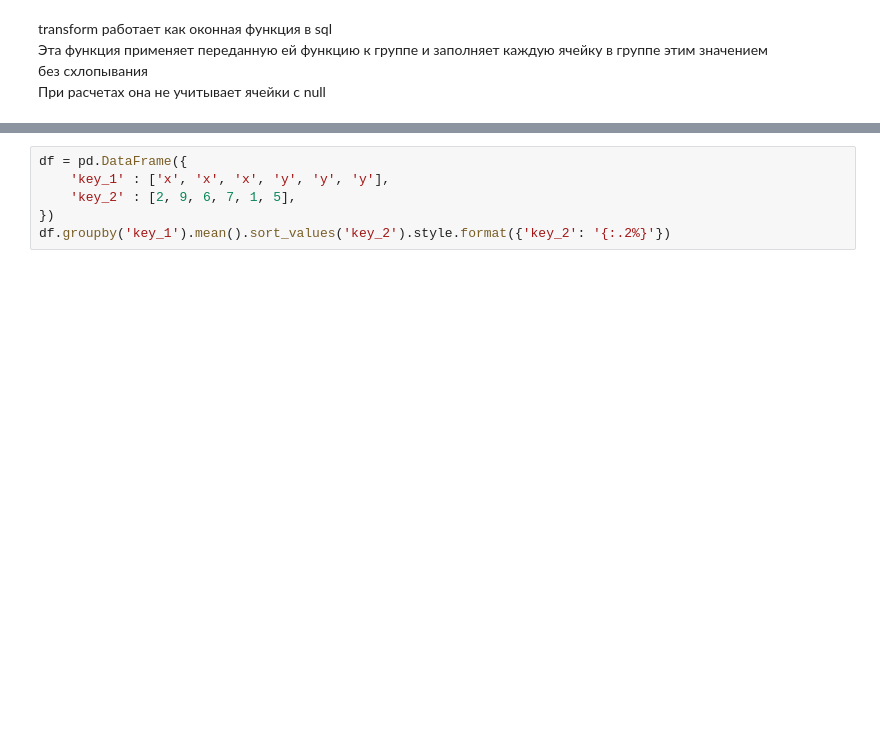
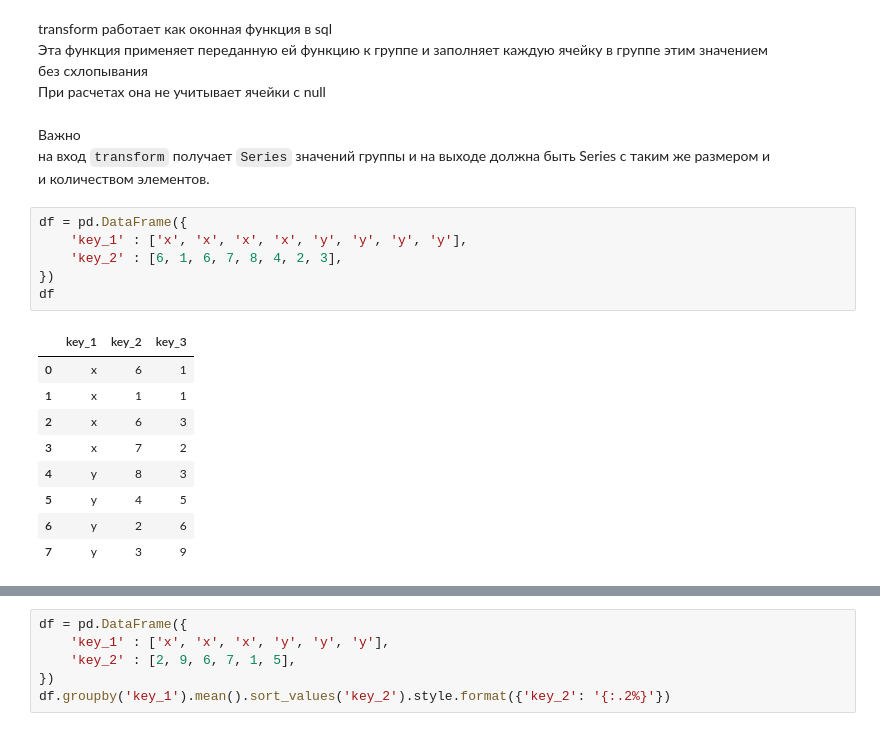
Before and after one commit to PAGriAnalytics/pagri_hard_skills, a Jupyter notebook: pandas.ipynb, the cells around one changed output, grey strips where cells are left out. Saved outputs shown, nothing was run; the diff lists cells and outputs as text; blank space fills up the shorter version.

```diff
--- a/pandas.ipynb
+++ b/pandas.ipynb
@@ -2598,3 +2598,23 @@ transform работает как оконная функция в sql
 Эта функция применяет переданную ей функцию к группе и заполняет каждую ячейку в группе этим значением
 без схлопывания
 При расчетах она не учитывает ячейки с null
+# %% [markdown]
+Важно
+на вход `transform` получает `Series` значений группы и на выходе должна быть Series с таким же размером и
+и количеством элементов.
+# %%
+df = pd.DataFrame({
+    'key_1' : ['x', 'x', 'x', 'x', 'y', 'y', 'y', 'y'],
+    'key_2' : [6, 1, 6, 7, 8, 4, 2, 3],
+})
+df
+# %% [output]
+|  | key_1 | key_2 | key_3 |
+| 0 | x | 6 | 1 |
+| 1 | x | 1 | 1 |
+| 2 | x | 6 | 3 |
+| 3 | x | 7 | 2 |
+| 4 | y | 8 | 3 |
+| 5 | y | 4 | 5 |
+| 6 | y | 2 | 6 |
+| 7 | y | 3 | 9 |
```
Also changed, not shown: parts of 4 cells of this notebook.
